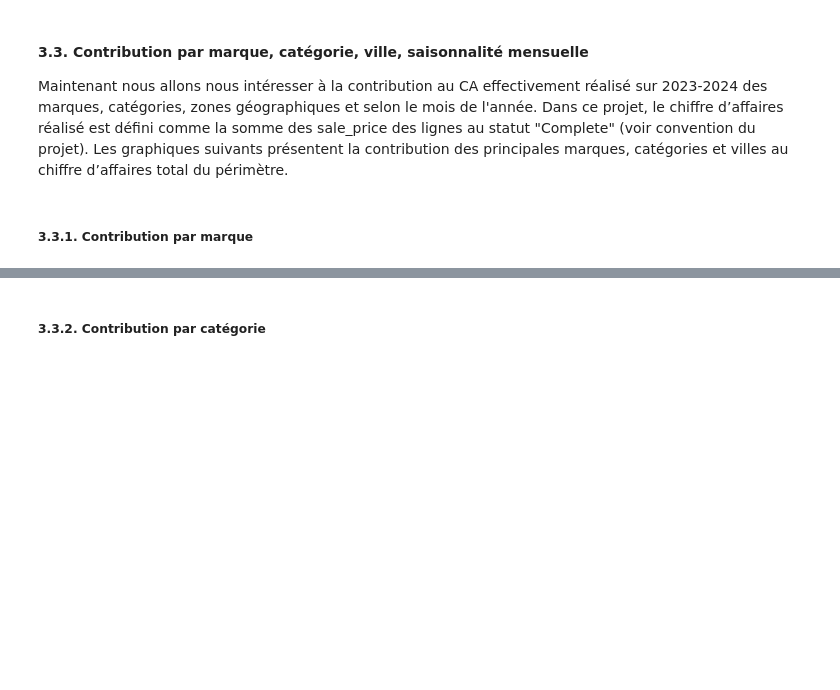
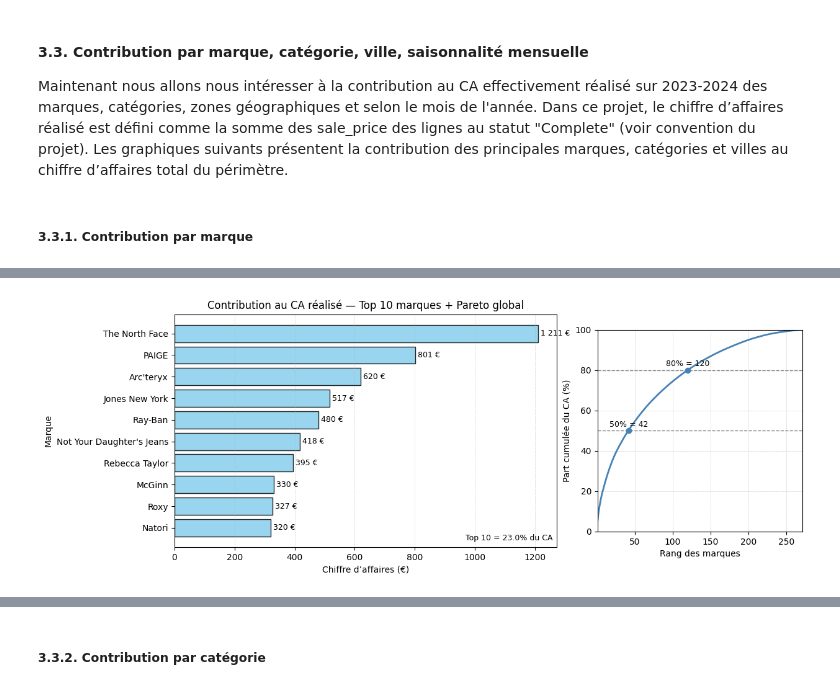
Before and after one commit to Ju3465/Analyse-e-commerce-2023-vs-2024-thelook_ecommerce, a Jupyter notebook: notebooks/eda_thelook_fr_women_2023_2024.ipynb, the cells around one changed output, grey strips where cells are left out. Saved outputs shown, nothing was run; the diff lists cells and outputs as text; code cells hidden in the pictures; blank space fills up the shorter version.

```diff
--- a/notebooks/eda_thelook_fr_women_2023_2024.ipynb
+++ b/notebooks/eda_thelook_fr_women_2023_2024.ipynb
@@ -400,0 +356,80 @@ Le portefeuille marques est fortement fragmenté : la majorité du chiffre d’a
+# %%
+# Paramètre
+N = 10
+
+# Filtre ventes réalisées
+df_real = df[df["item_status"] == "Complete"].copy()
+
+# CA par marque (global)
+ca_brand = (
+    df_real.groupby("brand")["sale_price"]
+    .sum()
+    .sort_values(ascending=False)
+)
+total_ca = ca_brand.sum()
+
+# Top N pour affichage (noms visibles)
+top = ca_brand.head(N).sort_values(ascending=True)
+
+# Part du Top N dans le total
+top_share = (top.sum() / total_ca * 100)
+
+# Pareto global (toutes marques)
+cum_share = (ca_brand.cumsum() / total_ca) * 100
+ranks = np.arange(1, len(cum_share) + 1)
+
+rank_50 = int(np.argmax(cum_share.values >= 50) + 1)
+rank_80 = int(np.argmax(cum_share.values >= 80) + 1)
+
+# Figure
+fig = plt.figure(figsize=(11, 5))
+
+# Axe 1 : Top N
+ax = fig.add_axes([0.06, 0.15, 0.56, 0.75])
+
+ax.barh(
+    top.index.astype(str),
+    top.values,
+    color="skyblue",
+    edgecolor="black",
+    alpha=0.85
+)
+ax.set_title(f"Contribution au CA réalisé — Top {N} marques + Pareto global")
+ax.set_xlabel("Chiffre d’affaires (€)")
+ax.set_ylabel("Marque")
+ax.grid(True, axis="x", linestyle="--", linewidth=0.5, alpha=0.6)
+
+# Annotations €
+for i, v in enumerate(top.values):
+    ax.text(v, i, f" {v:,.0f} €".replace(",", " "), va="center", fontsize=9)
+
+# Petite annotation : part du Top N dans le total
+ax.text(
+    0.99, 0.02,
+    f"Top {N} = {top_share:.1f}% du CA",
+    transform=ax.transAxes,
+    ha="right", va="bottom",
+    fontsize=9
+)
+
+# Axe 2 : Mini Pareto
+axp = fig.add_axes([0.68, 0.20, 0.30, 0.65])
+
+axp.plot(ranks, cum_share.values, color="steelblue", linewidth=2)
+axp.set_ylim(0, 100)
+axp.set_xlim(1, len(ranks))
+axp.set_xlabel("Rang des marques")
+axp.set_ylabel("Part cumulée du CA (%)")
+axp.grid(True, axis="both", linestyle="--", linewidth=0.5, alpha=0.6)
+
+# Seuils 50/80
+axp.axhline(50, color="gray", linestyle="--", linewidth=1)
+axp.axhline(80, color="gray", linestyle="--", linewidth=1)
+axp.scatter([rank_50, rank_80], [50, 80], color="steelblue", zorder=3)
+
+axp.text(rank_50, 52, f"50% = {rank_50}", ha="center", fontsize=9)
+axp.text(rank_80, 82, f"80% = {rank_80}", ha="center", fontsize=9)
+
+plt.show()
+# %% [output]
+[figure, added]
```
Also changed, not shown: parts of 15 cells of this notebook.
